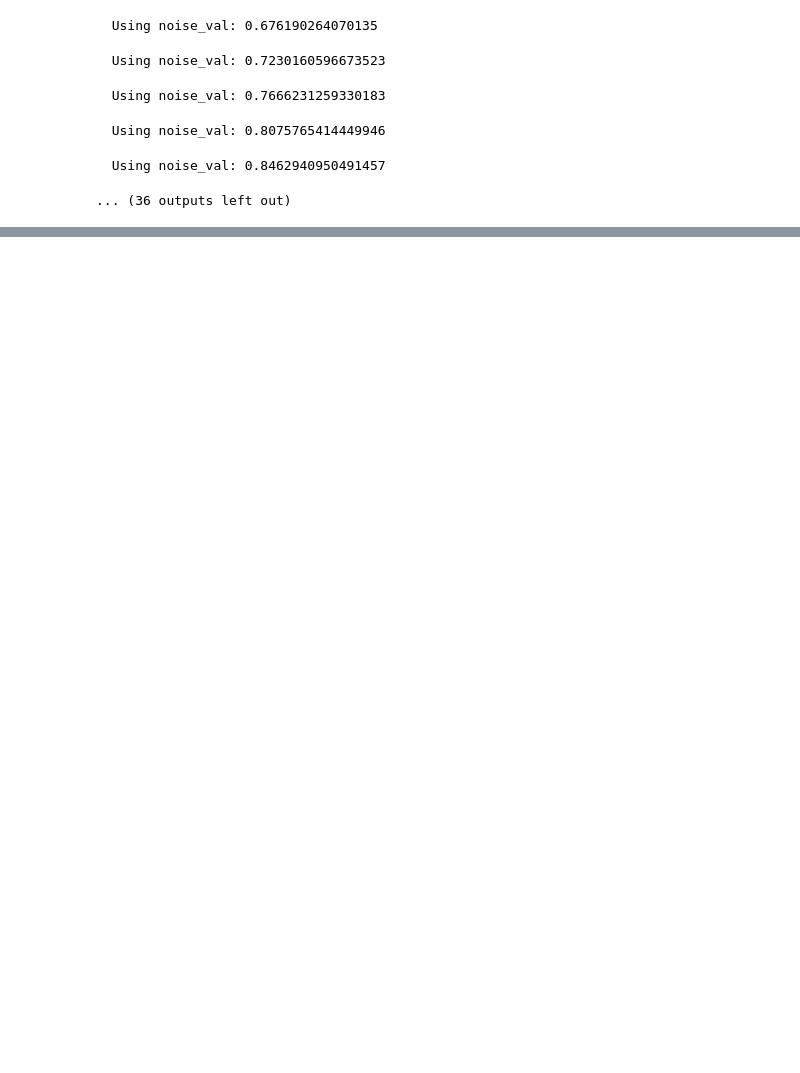
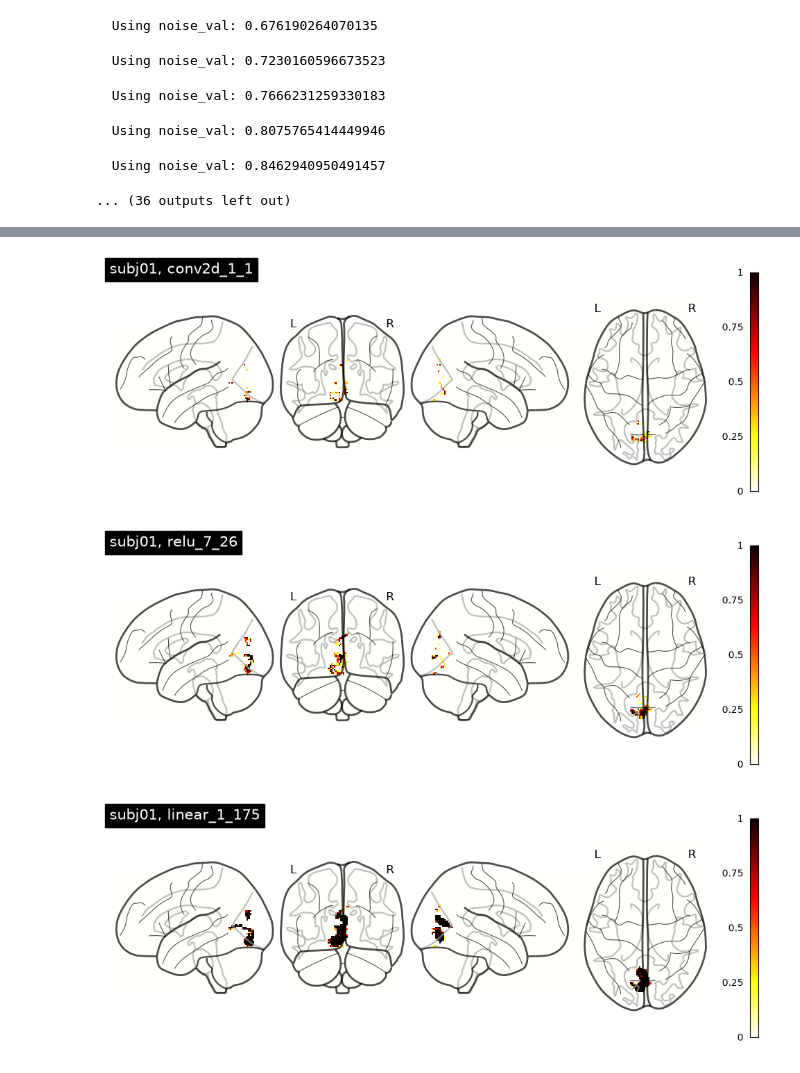
Before and after one commit to Schuett-lab/BayesCompare, a Jupyter notebook: examples/brain_encoding_tutorial.ipynb, the cells around one changed output, grey strips where cells are left out. Saved outputs shown, nothing was run; the diff lists cells and outputs as text; code cells hidden in the pictures; blank space fills up the shorter version.

```diff
--- a/examples/brain_encoding_tutorial.ipynb
+++ b/examples/brain_encoding_tutorial.ipynb
@@ -366,0 +367,33 @@ posterior_plot(fit_results, model_names)
+# %%
+import nibabel as nib
+from nilearn.image import new_img_like
+from nilearn.plotting import plot_glass_brain
+
+def make_voxel_data(post_array, voxel_dims, target_idx):
+    if post_array.ndim > 1:
+        data_dims = [*voxel_dims, post_array.shape[-1]]
+    else:
+        data_dims = voxel_dims
+
+    voxel_data = np.zeros(data_dims)
+    for voxel_idx, (x, y, z) in enumerate(zip(*target_idx)):
+        voxel_data[x, y, z, ...] = post_array[voxel_idx]
+
+    return voxel_data
+
+fit_post = np.exp(fit_logpost)
+post_voxel_data = make_voxel_data(post_array=fit_post, voxel_dims=dims, target_idx=target_idx)
+
+mean_img = os.path.join(data_dir, sub, "meanbeta.nii.gz")
+post_imgs = [new_img_like(nib.load(mean_img), post_voxel_data[..., i]) for i in range(len(model_names))]
+
+for i, model in enumerate(model_names):
+    plot_glass_brain(post_imgs[i],
+                     title=f'{sub}, {model_names[i]}',
+                     display_mode='lyrz',
+                     vmin=0.0,
+                     vmax=1,)
+# %% [output]
+[figure, added]
+[figure, added]
+[figure, added]
```
Also changed, not shown: parts of 9 cells of this notebook.
